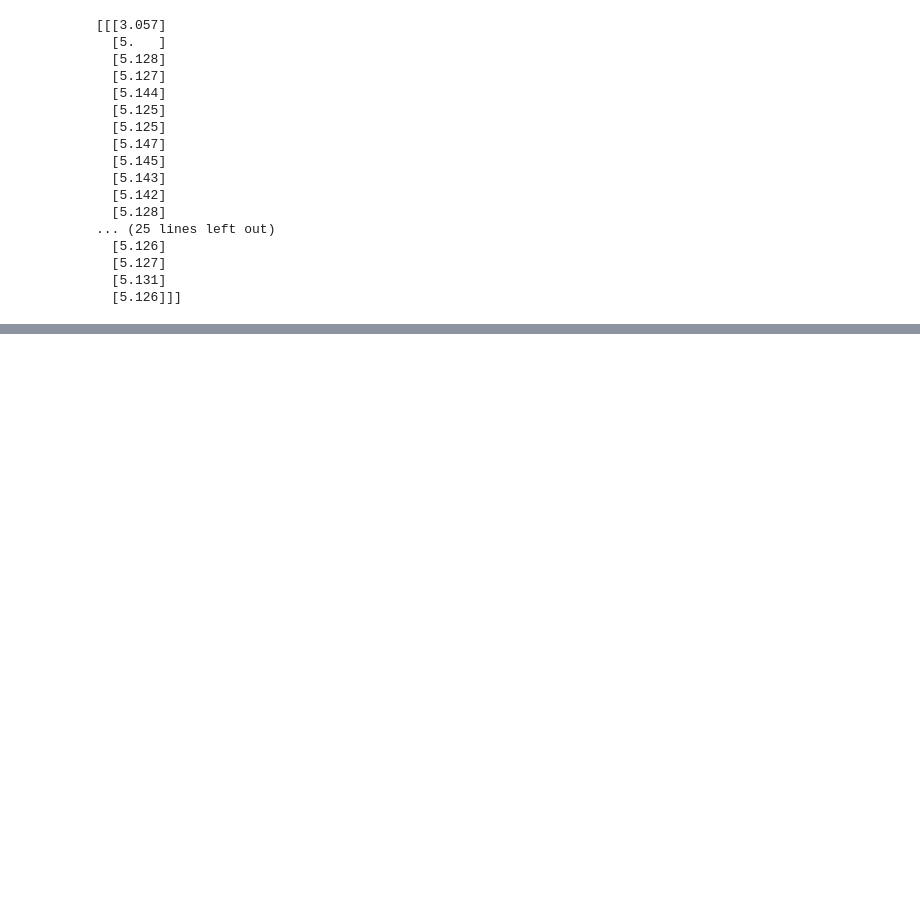
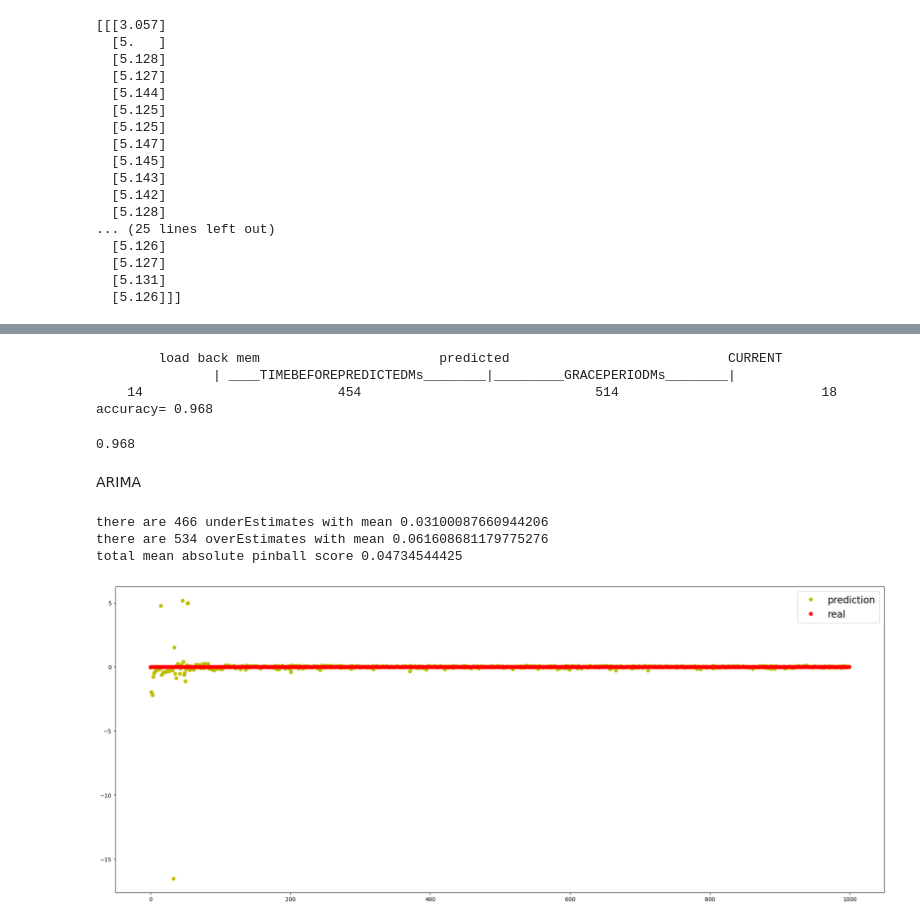
Before and after one commit to idlab-discover/wasm-operator, a Jupyter notebook: prediction/models/model1.ipynb, the cells around one changed output, grey strips where cells are left out. Saved outputs shown, nothing was run; the diff lists cells and outputs as text; code cells hidden in the pictures; blank space fills up the shorter version.

```diff
--- a/prediction/models/model1.ipynb
+++ b/prediction/models/model1.ipynb
@@ -721,0 +739,18 @@ plotDifferencepredictions(pred,test_data)
+# %%
+calculateStatistics(pred)
+# %% [output]
+        load back mem                       predicted                            CURRENT
+               | ____TIMEBEFOREPREDICTEDMs________|_________GRACEPERIODMs________|
+    14                         454                              514                          18
+accuracy= 0.968
+0.968
+# %% [markdown]
+ARIMA
+# %%
+pred  =  predictServer("ARIMA",bufferlen=50)
+plotDifferencepredictions(pred,np.zeros(len(pred)))
+# %% [output]
+there are 466 underEstimates with mean 0.03100087660944206
+there are 534 overEstimates with mean 0.061608681179775276
+total mean absolute pinball score 0.04734544425
+[figure, added]
```
Also changed, not shown: parts of 35 cells of this notebook, 5 other files.
